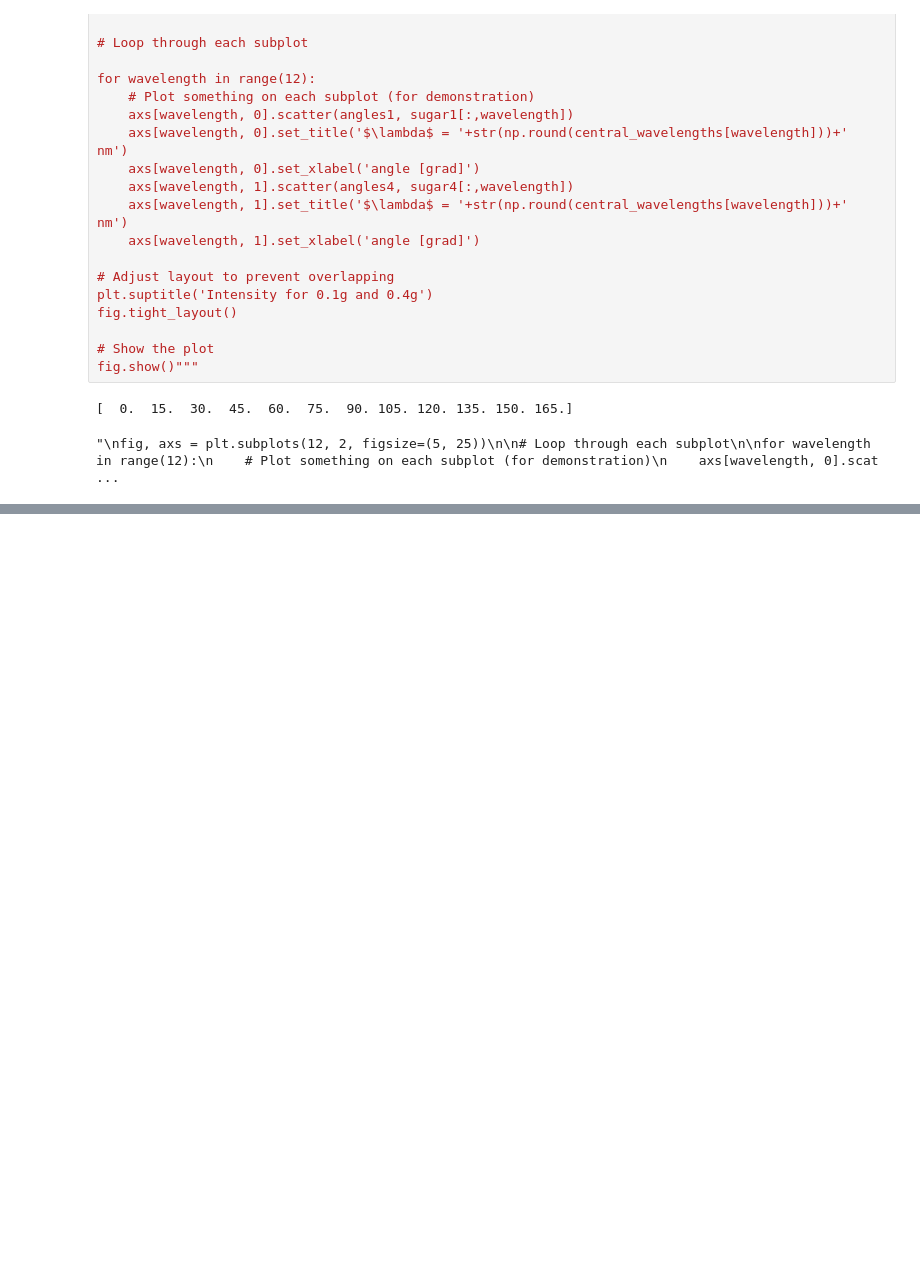
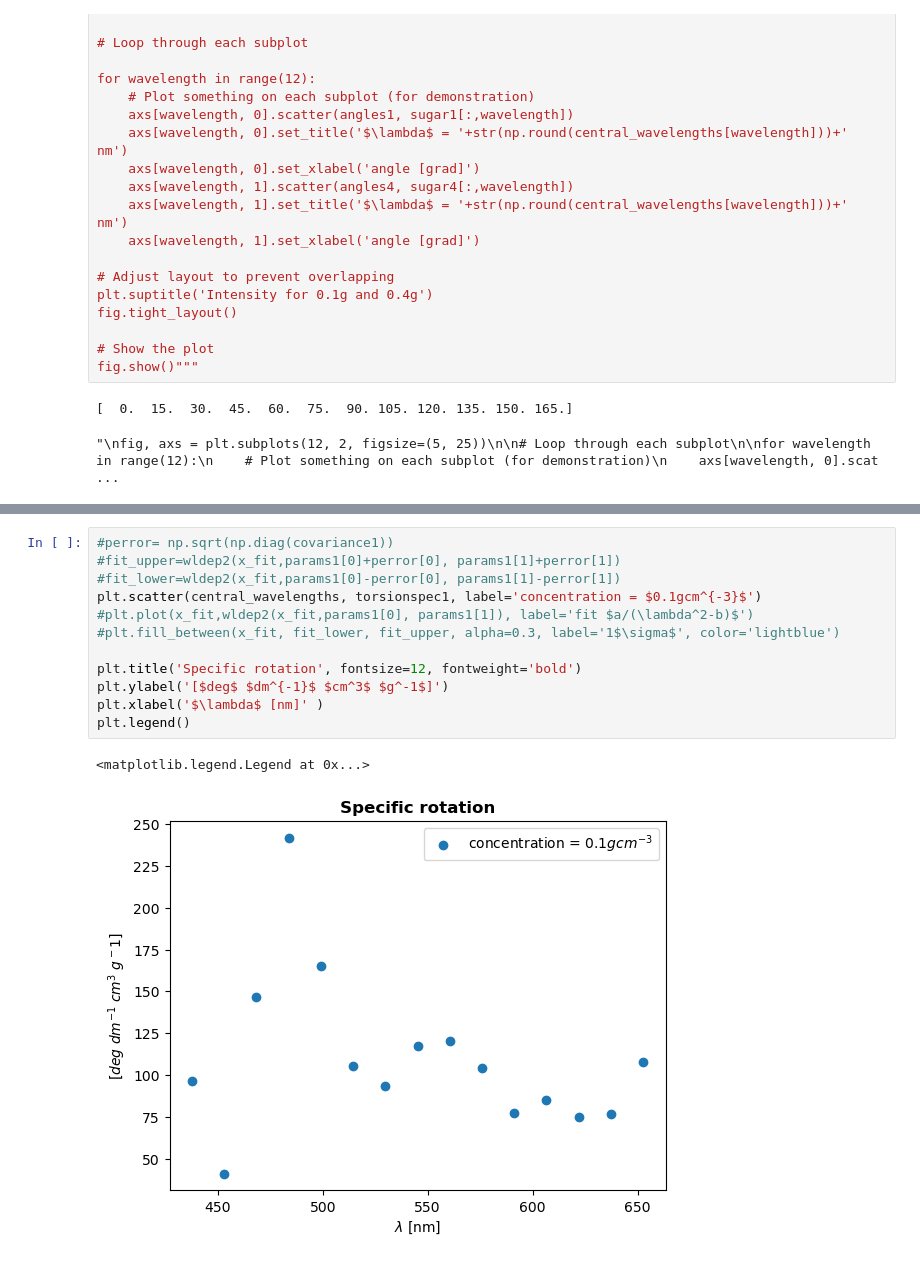
Before and after one commit to muellvin/pplus, a Jupyter notebook: sugarpolarizer/analysis.ipynb, the cells around one changed output, grey strips where cells are left out. Saved outputs shown, nothing was run; the diff lists cells and outputs as text; blank space fills up the shorter version.

```diff
--- a/sugarpolarizer/analysis.ipynb
+++ b/sugarpolarizer/analysis.ipynb
@@ -557,0 +572,15 @@ print(params4)
+# %%
+#perror= np.sqrt(np.diag(covariance1))
+#fit_upper=wldep2(x_fit,params1[0]+perror[0], params1[1]+perror[1])
+#fit_lower=wldep2(x_fit,params1[0]-perror[0], params1[1]-perror[1])
+plt.scatter(central_wavelengths, torsionspec1, label='concentration = $0.1gcm^{-3}$')
+#plt.plot(x_fit,wldep2(x_fit,params1[0], params1[1]), label='fit $a/(\lambda^2-b)$')
+#plt.fill_between(x_fit, fit_lower, fit_upper, alpha=0.3, label='1$\sigma$', color='lightblue')
+
+plt.title('Specific rotation', fontsize=12, fontweight='bold')
+plt.ylabel('[$deg$ $dm^{-1}$ $cm^3$ $g^-1$]')
+plt.xlabel('$\lambda$ [nm]' )
+plt.legend()
+# %% [output]
+<matplotlib.legend.Legend at 0x...>
+[figure, added]
```
Also changed, not shown: parts of 6 cells of this notebook, 4 other files.
